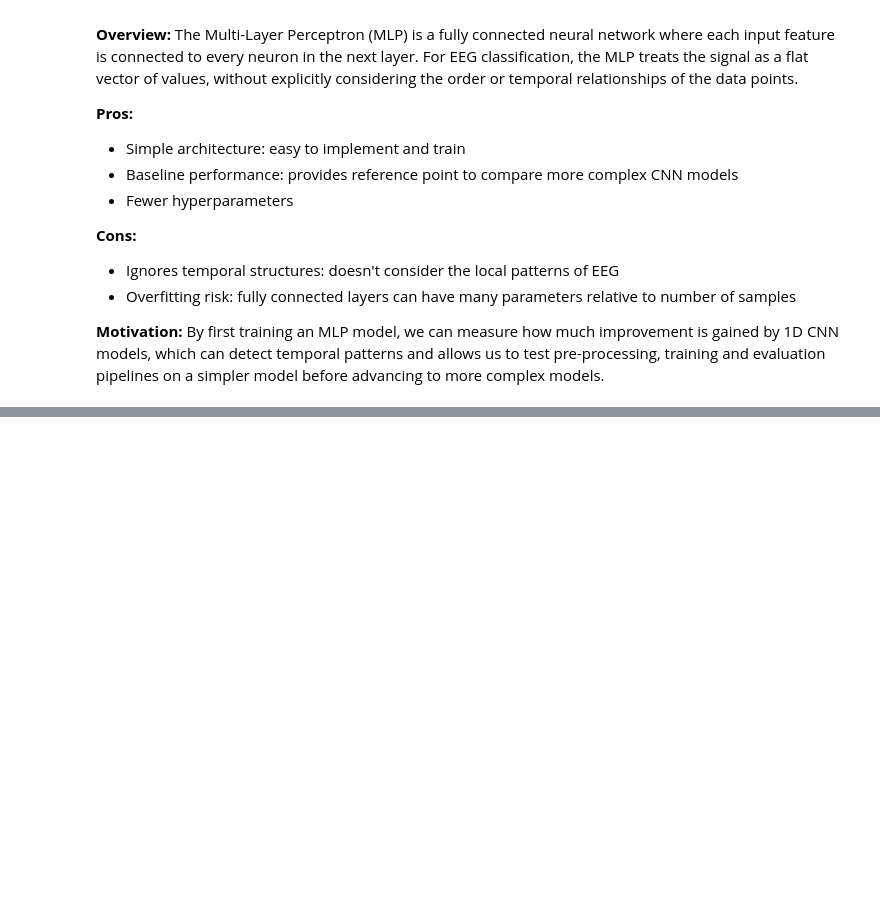
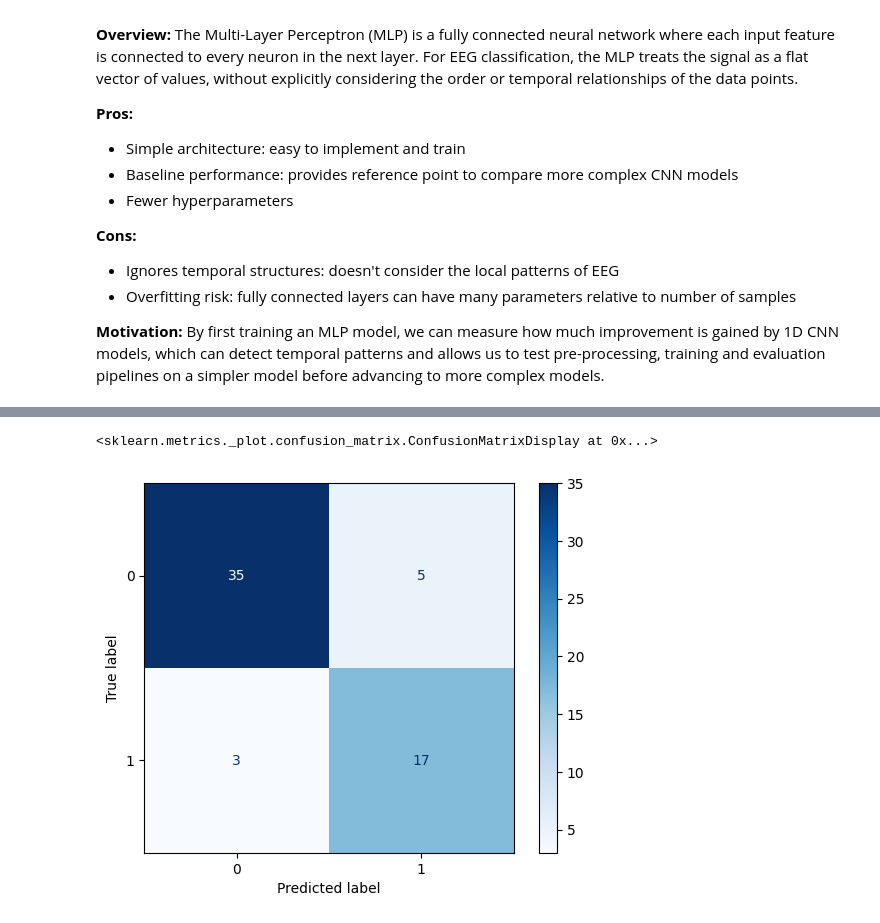
Before and after one commit to nmarryatt/EEG-Seizure-Classification, a Jupyter notebook: notebooks/EEG_seizure_classification.ipynb, the cells around one changed output, grey strips where cells are left out. Drawn from its saved outputs; the diff is of its cells as text; code cells hidden in the pictures; blank space fills up the shorter version.

Commit message:
added simple CNN model

```diff
--- a/notebooks/EEG_seizure_classification.ipynb
+++ b/notebooks/EEG_seizure_classification.ipynb
@@ -178,0 +198,28 @@ Epoch 10/10 | Train Loss: 0.4062, Train Acc: 0.9850 | Val Loss: 0.6752, Val Acc:
+# %%
+import torch
+from sklearn.metrics import confusion_matrix, ConfusionMatrixDisplay, classification_report
+
+model.eval()  # set model to evaluation mode
+all_preds = []
+all_labels = []
+
+with torch.no_grad():
+    for inputs, labels in test_loader:
+        inputs = inputs.to(device)
+        labels = labels.to(device)
+
+        outputs = model(inputs)              # raw logits
+        preds = torch.argmax(outputs, dim=1)  # predicted class
+        all_preds.append(preds.cpu())
+        all_labels.append(labels.cpu())
+
+# concatenate all batches
+all_preds = torch.cat(all_preds)
+all_labels = torch.cat(all_labels)
+
+cm = confusion_matrix(all_labels, all_preds)
+disp = ConfusionMatrixDisplay(confusion_matrix=cm, display_labels=[0,1])
+disp.plot(cmap='Blues')
+# %% [output]
+<sklearn.metrics._plot.confusion_matrix.ConfusionMatrixDisplay at 0x...>
+[figure, added]
```
Also changed, not shown: parts of 11 cells of this notebook, 1 other file.
